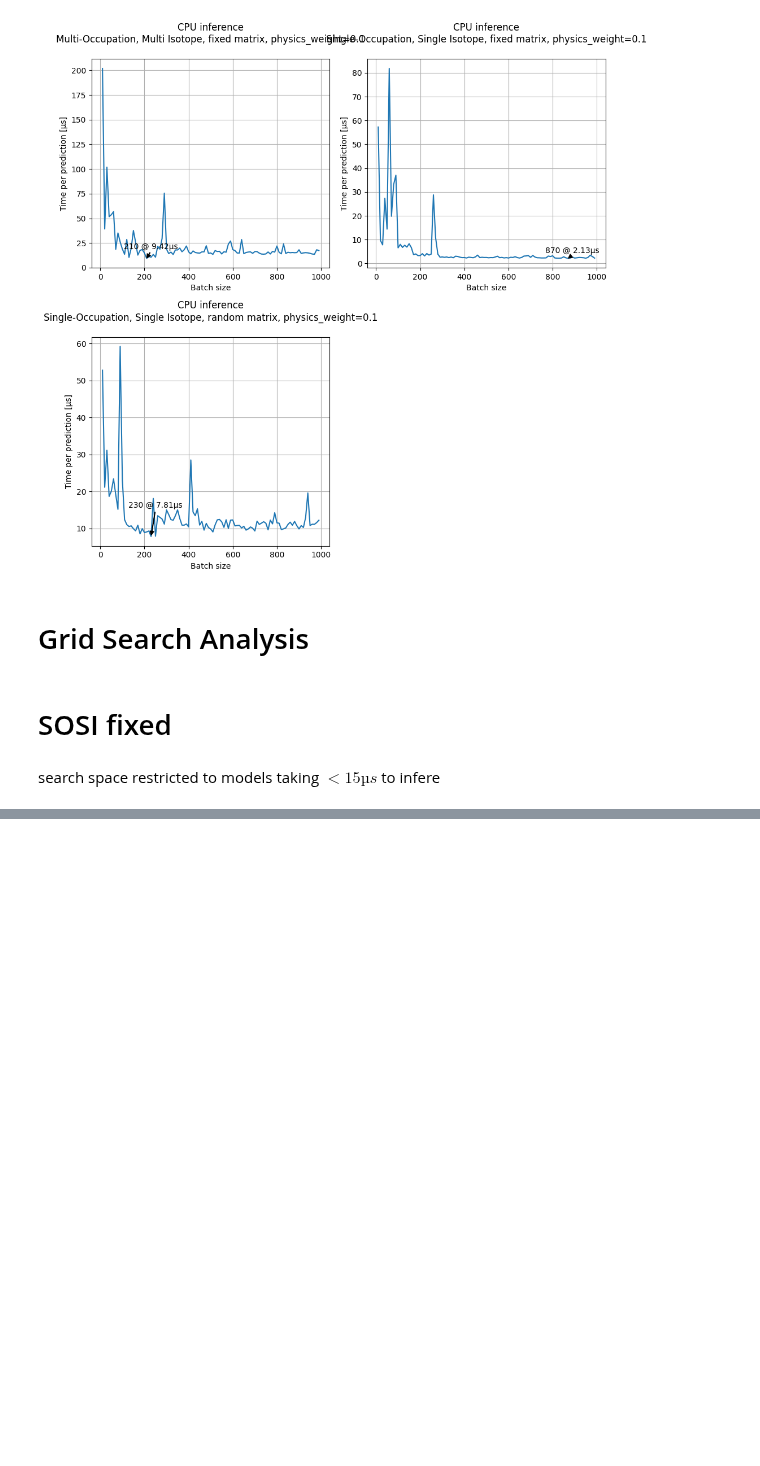
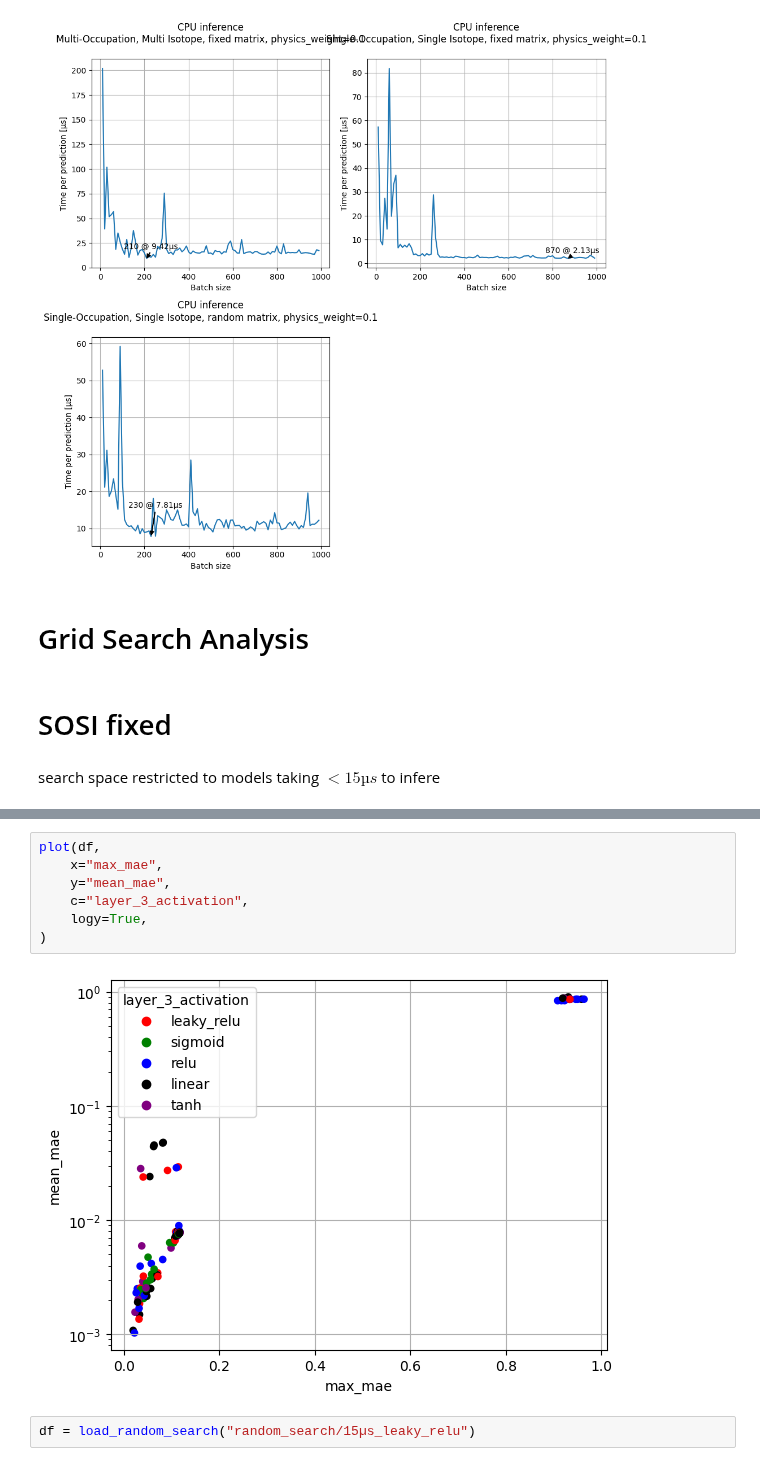
Before and after one commit to Davidxdydz/TrapDiffusion, a Jupyter notebook: Evaluation.ipynb, the cells around one changed output, grey strips where cells are left out. Saved outputs shown, nothing was run; the diff lists cells and outputs as text; blank space fills up the shorter version.

Commit message:
Evaluate 15µs_leaky_relu

```diff
--- a/Evaluation.ipynb
+++ b/Evaluation.ipynb
@@ -76,0 +69,11 @@ plot_color_legend(activation_colors, "Output Activation")
+# %%
+plot(df,
+    x="max_mae",
+    y="mean_mae",
+    c="layer_3_activation",
+    logy=True,
+)
+# %% [output]
+[figure, added]
+# %%
+df = load_random_search("random_search/15µs_leaky_relu")
```
Also changed, not shown: parts of 10 cells of this notebook.
